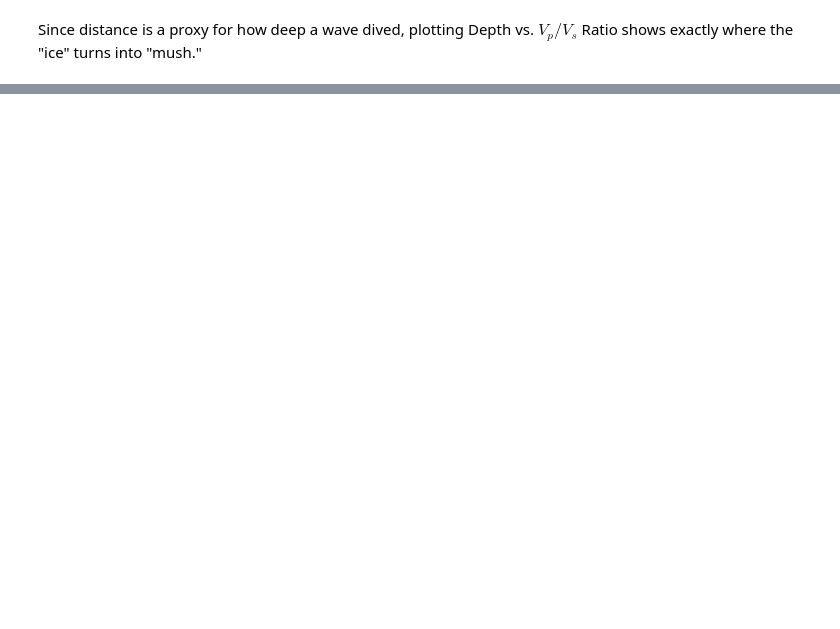
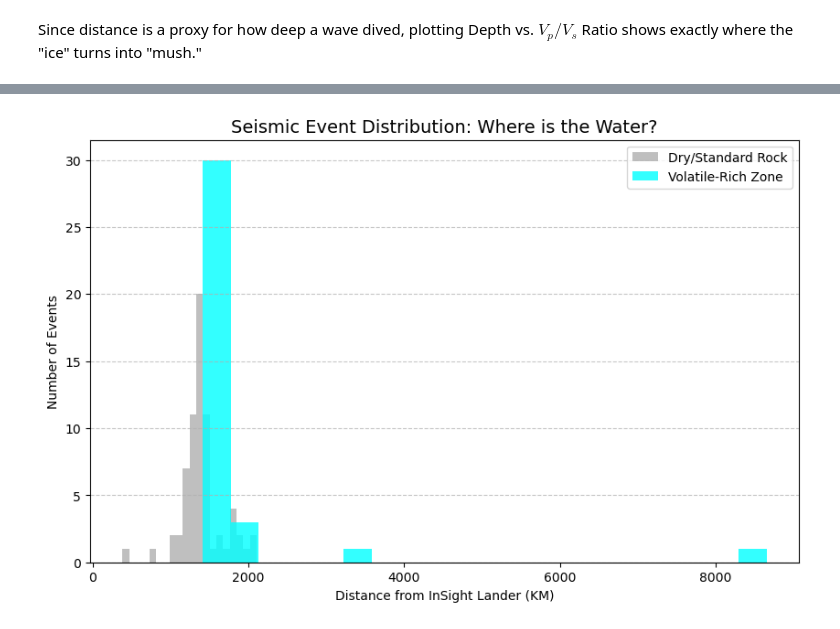
Before and after one commit to GPGN268/SP2026-FP08-Insight-Mission, a Jupyter notebook: depth_profile_analysis.ipynb, the cells around one changed output, grey strips where cells are left out. Cells and saved outputs as stored; diff of their text form; code cells hidden in the pictures; blank space fills up the shorter version.

```diff
--- a/depth_profile_analysis.ipynb
+++ b/depth_profile_analysis.ipynb
@@ -35,0 +48,22 @@ plt.show()
+# %%
+import matplotlib.pyplot as plt
+
+# Separate the data into two groups
+volatile_quakes = seismic_df[(seismic_df['Vp_Vs_Ratio'] >= 1.85) & (seismic_df['Vp_Vs_Ratio'] <= 2.1)]
+dry_quakes = seismic_df[seismic_df['Vp_Vs_Ratio'] < 1.85]
+
+plt.figure(figsize=(10, 6))
+
+# Plot two histograms on top of each other
+plt.hist(dry_quakes['Distance_KM'], bins=20, color='gray', alpha=0.5, label='Dry/Standard Rock')
+plt.hist(volatile_quakes['Distance_KM'], bins=20, color='cyan', alpha=0.8, label='Volatile-Rich Zone')
+
+plt.title('Seismic Event Distribution: Where is the Water?', fontsize=14)
+plt.xlabel('Distance from InSight Lander (KM)')
+plt.ylabel('Number of Events')
+plt.grid(axis='y', linestyle='--', alpha=0.7)
+plt.legend()
+
+plt.show()
+# %% [output]
+[figure, added]
```
Also changed, not shown: parts of 5 cells of this notebook.
